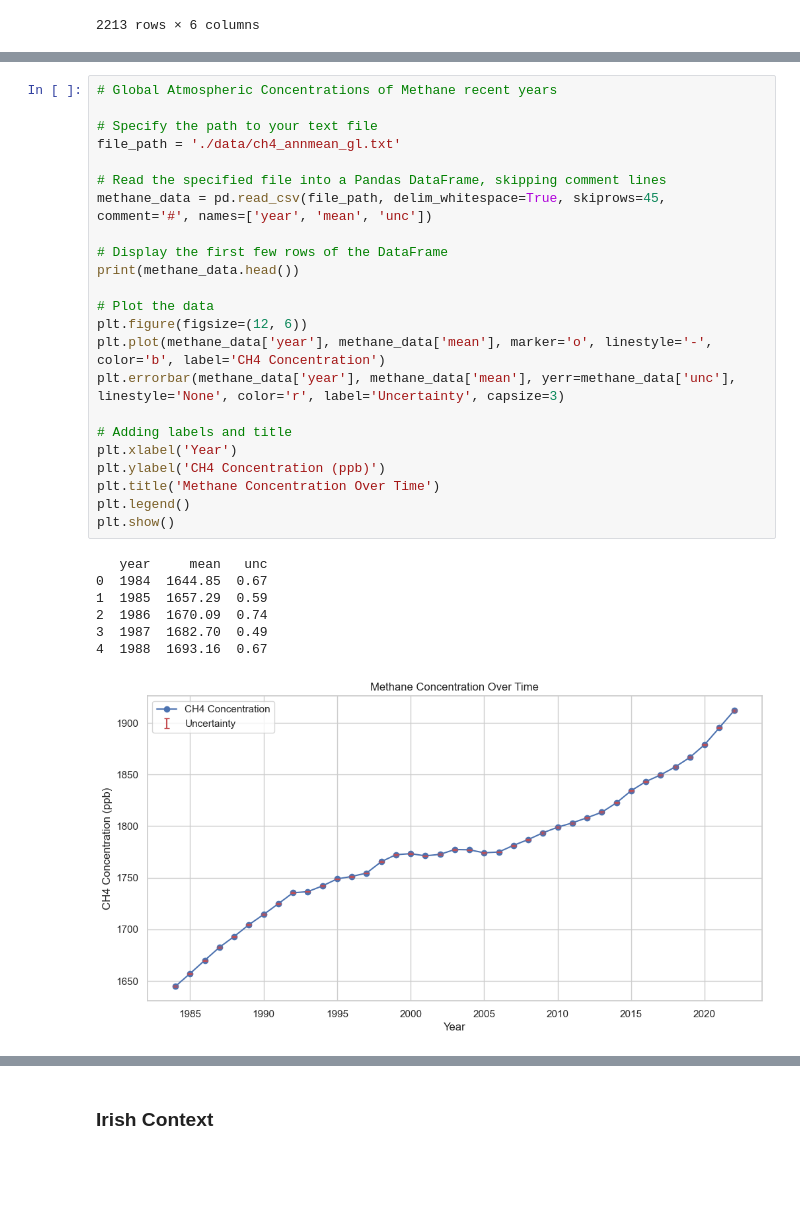
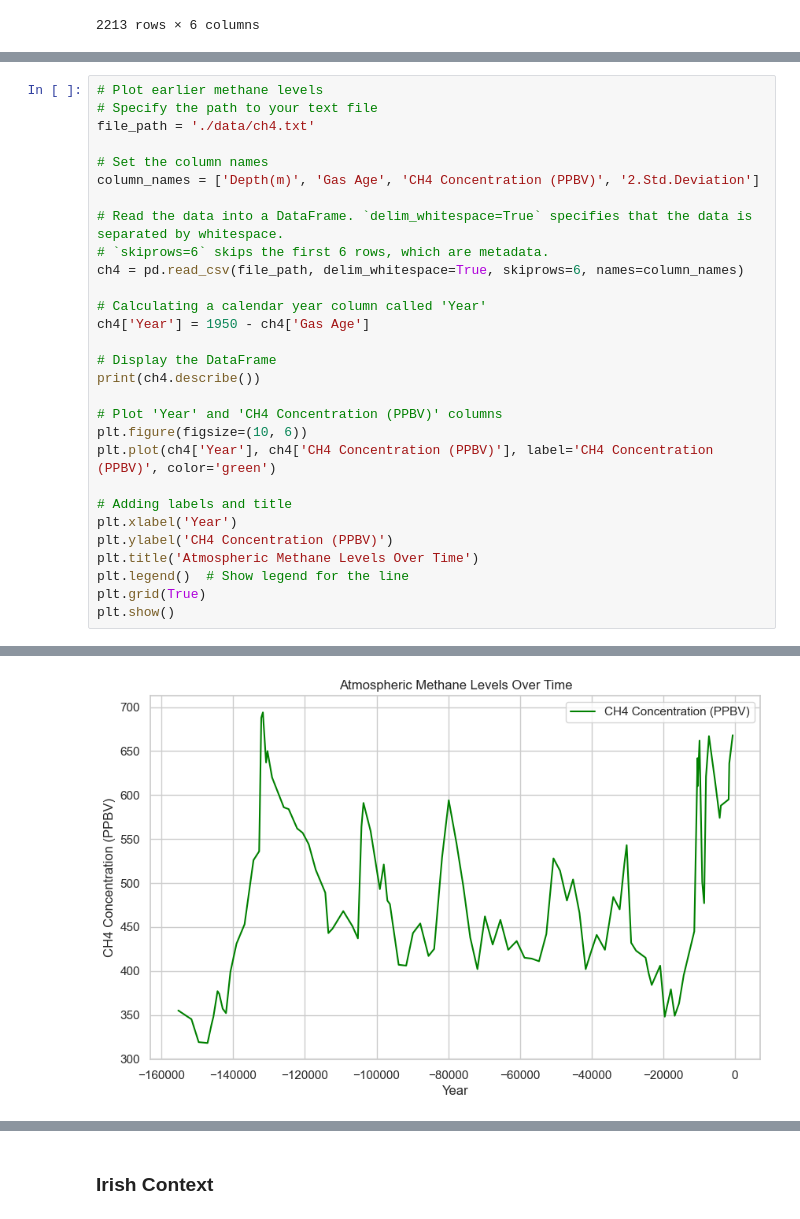
Before and after one commit to Sarahlouhast/Programming-for-Data-Analytics-Project-2, a Jupyter notebook: project.ipynb, the cells around one changed output, grey strips where cells are left out. Saved outputs shown, nothing was run; the diff lists cells and outputs as text; blank space fills up the shorter version.

```diff
--- a/project.ipynb
+++ b/project.ipynb
@@ -668,31 +645,30 @@ plt.show()
-# %%
-# Global Atmospheric Concentrations of Methane recent years
-
-# Specify the path to your text file
-file_path = './data/ch4_annmean_gl.txt'
-
-# Read the specified file into a Pandas DataFrame, skipping comment lines
-methane_data = pd.read_csv(file_path, delim_whitespace=True, skiprows=45, comment='#', names=['year', 'mean', 'unc'])
-
-# Display the first few rows of the DataFrame
-print(methane_data.head())
-
-# Plot the data
-plt.figure(figsize=(12, 6))
-plt.plot(methane_data['year'], methane_data['mean'], marker='o', linestyle='-', color='b', label='CH4 Concentration')
-plt.errorbar(methane_data['year'], methane_data['mean'], yerr=methane_data['unc'], linestyle='None', color='r', label='Uncertainty', capsize=3)
-
-# Adding labels and title
-plt.xlabel('Year')
-plt.ylabel('CH4 Concentration (ppb)')
-plt.title('Methane Concentration Over Time')
-plt.legend()
-plt.show()
-# %% [output]
-   year     mean   unc
-0  1984  1644.85  0.67
-1  1985  1657.29  0.59
-2  1986  1670.09  0.74
-3  1987  1682.70  0.49
-4  1988  1693.16  0.67
-[figure, removed]
+# %%
+# Plot earlier methane levels
+# Specify the path to your text file
+file_path = './data/ch4.txt'
+
+# Set the column names
+column_names = ['Depth(m)', 'Gas Age', 'CH4 Concentration (PPBV)', '2.Std.Deviation']
+
+# Read the data into a DataFrame. `delim_whitespace=True` specifies that the data is separated by whitespace.
+# `skiprows=6` skips the first 6 rows, which are metadata.
+ch4 = pd.read_csv(file_path, delim_whitespace=True, skiprows=6, names=column_names)
+
+# Calculating a calendar year column called 'Year'
+ch4['Year'] = 1950 - ch4['Gas Age']
+
+# Display the DataFrame
+print(ch4.describe())
+
+# Plot 'Year' and 'CH4 Concentration (PPBV)' columns
+plt.figure(figsize=(10, 6))
+plt.plot(ch4['Year'], ch4['CH4 Concentration (PPBV)'], label='CH4 Concentration (PPBV)', color='green')
+
+# Adding labels and title
+plt.xlabel('Year')
+plt.ylabel('CH4 Concentration (PPBV)')
+plt.title('Atmospheric Methane Levels Over Time')
+plt.legend()  # Show legend for the line
+plt.grid(True)
+plt.show()
+# %% [output]
@@ -698,0 +694 @@ plt.show()
+[figure, added]
```
Also changed, not shown: parts of 25 cells of this notebook, 2 other files.
